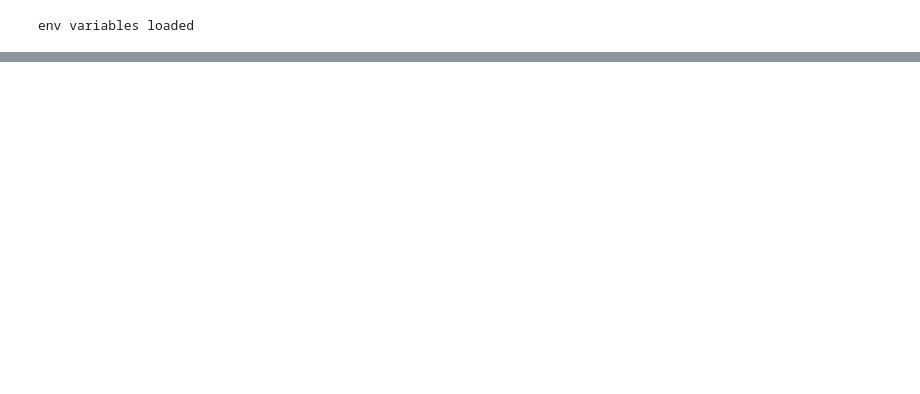
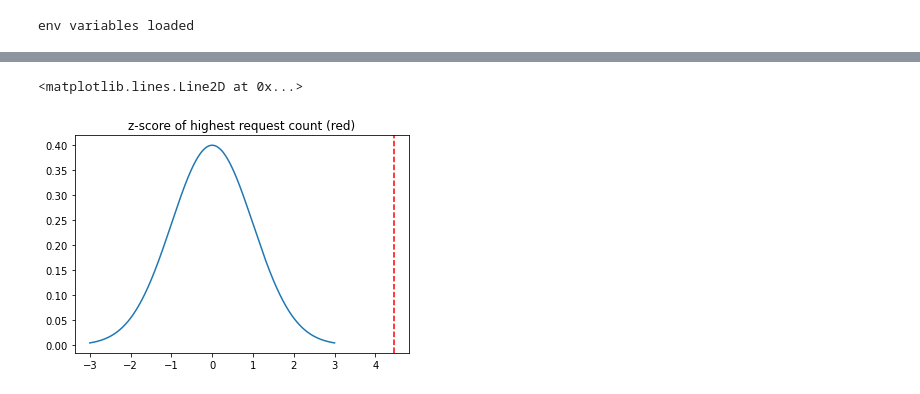
Before and after one commit to SamGartrell/IISW3C-parse-tools, a Jupyter notebook: parse.ipynb, the cells around one changed output, grey strips where cells are left out. Cells and saved outputs as stored; diff of their text form; code cells hidden in the pictures; blank space fills up the shorter version.

```diff
--- a/parse.ipynb
+++ b/parse.ipynb
@@ -103,3 +172,14 @@ took 142.08548140525818 sec
+# %%
+# standardize distribution to look at z-score
+x_axis = np.arange(-3, 3, 0.001)
+plt.plot(x_axis, norm.pdf(x_axis, 0, 1))
+plt.title('z-score of highest request count (red)')
+
+# adding z-score
+plt.axvline(x=stats['top']['z_score'], color='r', linestyle='--')
+# %% [output]
+<matplotlib.lines.Line2D at 0x...>
+[figure, added]
 # %%
 # find the proportion of stems relevant to metromap (actual usages)
 mm_stem = df[df['cs-uri-stem'].str.contains('metromap')]
```
Also changed, not shown: parts of 11 cells of this notebook, 1 other file.
